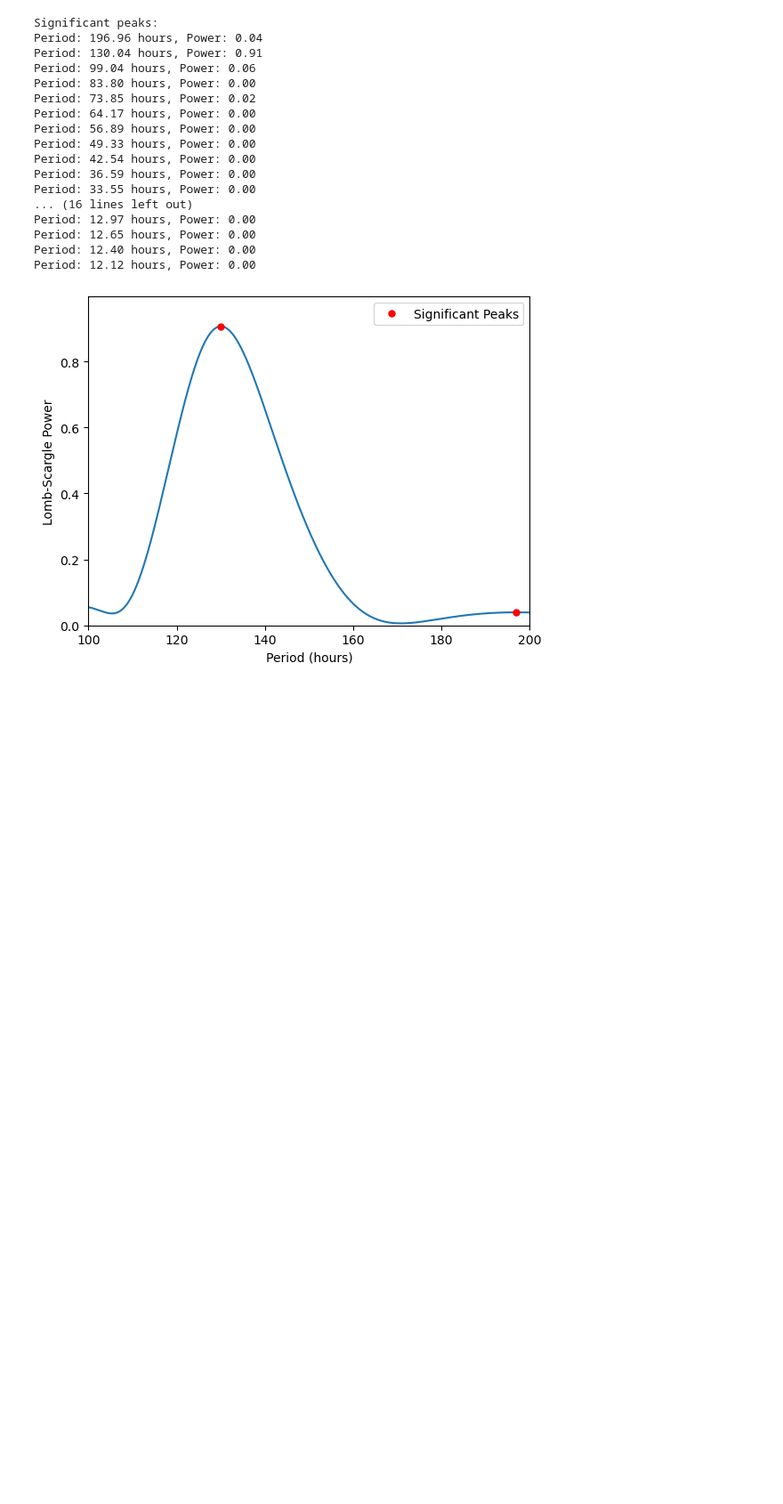
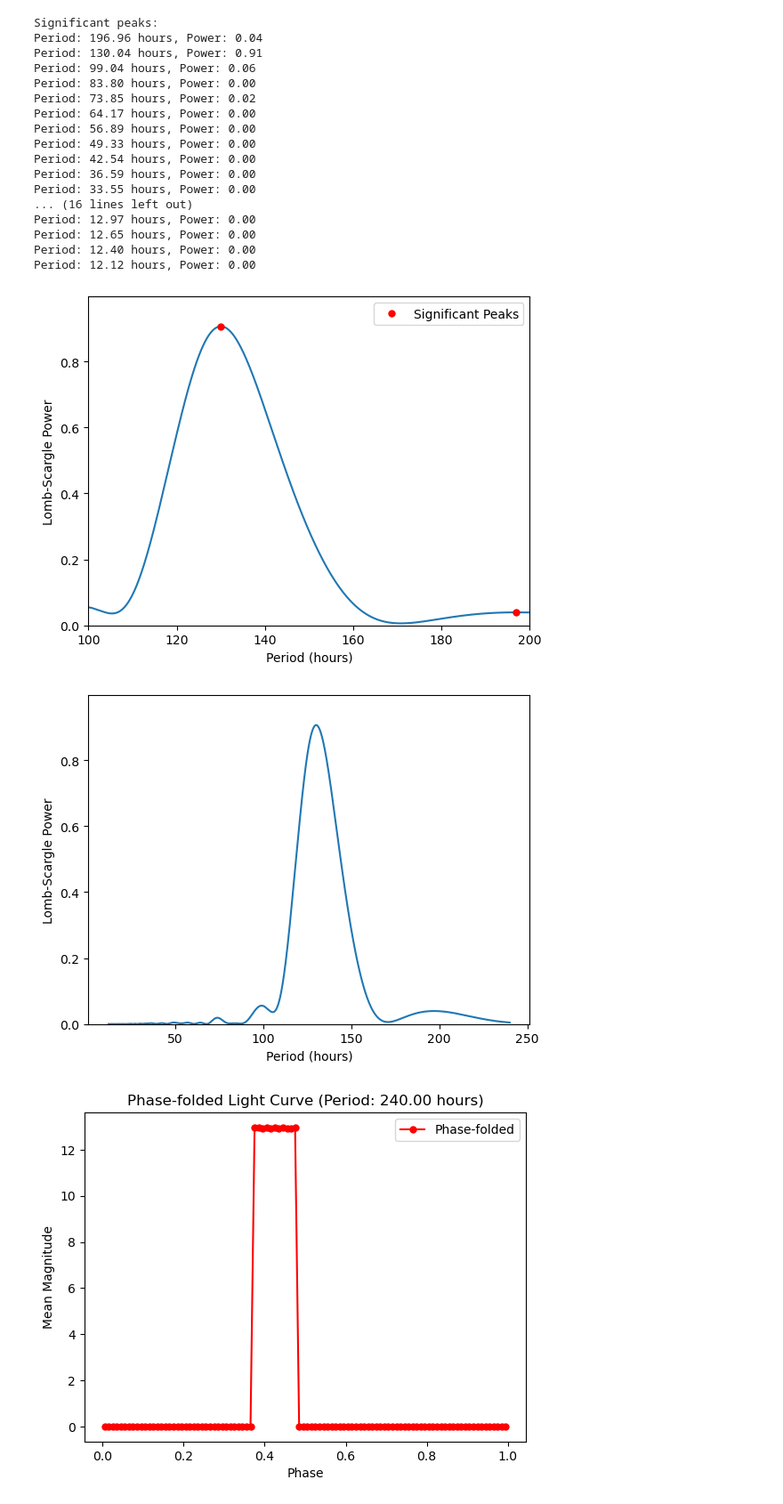
Before and after one commit to nic5153/TESS_UPDATED, a Jupyter notebook: AnalysisLS.ipynb, the cells around one changed output. Shown: that part at 89% size. Cells and saved outputs as stored; diff of their text form; code cells hidden in the pictures; blank space fills up the shorter version.

Commit message:
phase fold, but incorrect

```diff
--- a/AnalysisLS.ipynb
+++ b/AnalysisLS.ipynb
@@ -53,3 +53,58 @@ Period: 12.65 hours, Power: 0.00
 Period: 12.40 hours, Power: 0.00
 Period: 12.12 hours, Power: 0.00
 [figure]
+# %%
+import numpy as np
+import matplotlib.pyplot as plt
+from astropy.timeseries import LombScargle
+
+data_file = r"C:\Users\nic51\Code_Repos\Tess\Data\Interesting_Curves\sector26\Pulsators\2020nww.txt"
+data = np.loadtxt(data_file)
+time = data[:, 1]
+magnitude = data[:, 4]
+
+ls = LombScargle(time, magnitude)
+
+cadence_minutes = 30
+max_frequency = 1 / (cadence_minutes / 60)
+
+frequency = np.linspace(0.1, max_frequency, 10000)
+power = ls.power(frequency)
+period_hours = 24 / frequency
+
+plt.plot(period_hours, power)
+plt.ylim(0, max(power) * 1.1)
+plt.xlabel("Period (hours)")
+plt.ylabel("Lomb-Scargle Power")
+
+# Choose the index of the peak you want to fold on
+peak_index = 0  # Example: choose the first peak
+peak_period = period_hours[peak_index]
+
+# Phase folding for the chosen peak
+phase = (time / peak_period) % 1  # Compute phase
+sorted_indices = np.argsort(phase)
+sorted_phase = phase[sorted_indices]
+sorted_magnitude = magnitude[sorted_indices]
+
+num_bins = 100
+phase_bins = np.linspace(0, 1, num_bins + 1)
+binned_magnitude = np.zeros(num_bins)
+bin_counts = np.zeros(num_bins)
+
+for i in range(num_bins):
+    bin_magnitude = sorted_magnitude[(sorted_phase >= phase_bins[i]) & (sorted_phase < phase_bins[i + 1])]
+    bin_counts[i] = len(bin_magnitude)
+    if len(bin_magnitude) > 0:
+        binned_magnitude[i] = np.mean(bin_magnitude)
+
+plt.figure()
+plt.plot((phase_bins[:-1] + phase_bins[1:]) / 2, binned_magnitude, 'ro-', markersize=5, label='Phase-folded')
+plt.xlabel('Phase')
+plt.ylabel('Mean Magnitude')
+plt.title(f'Phase-folded Light Curve (Period: {peak_period:.2f} hours)')
+plt.legend()
+plt.show()
+# %% [output]
+[figure, added]
+[figure, added]
```
Also changed, not shown: parts of 1 cell of this notebook.
